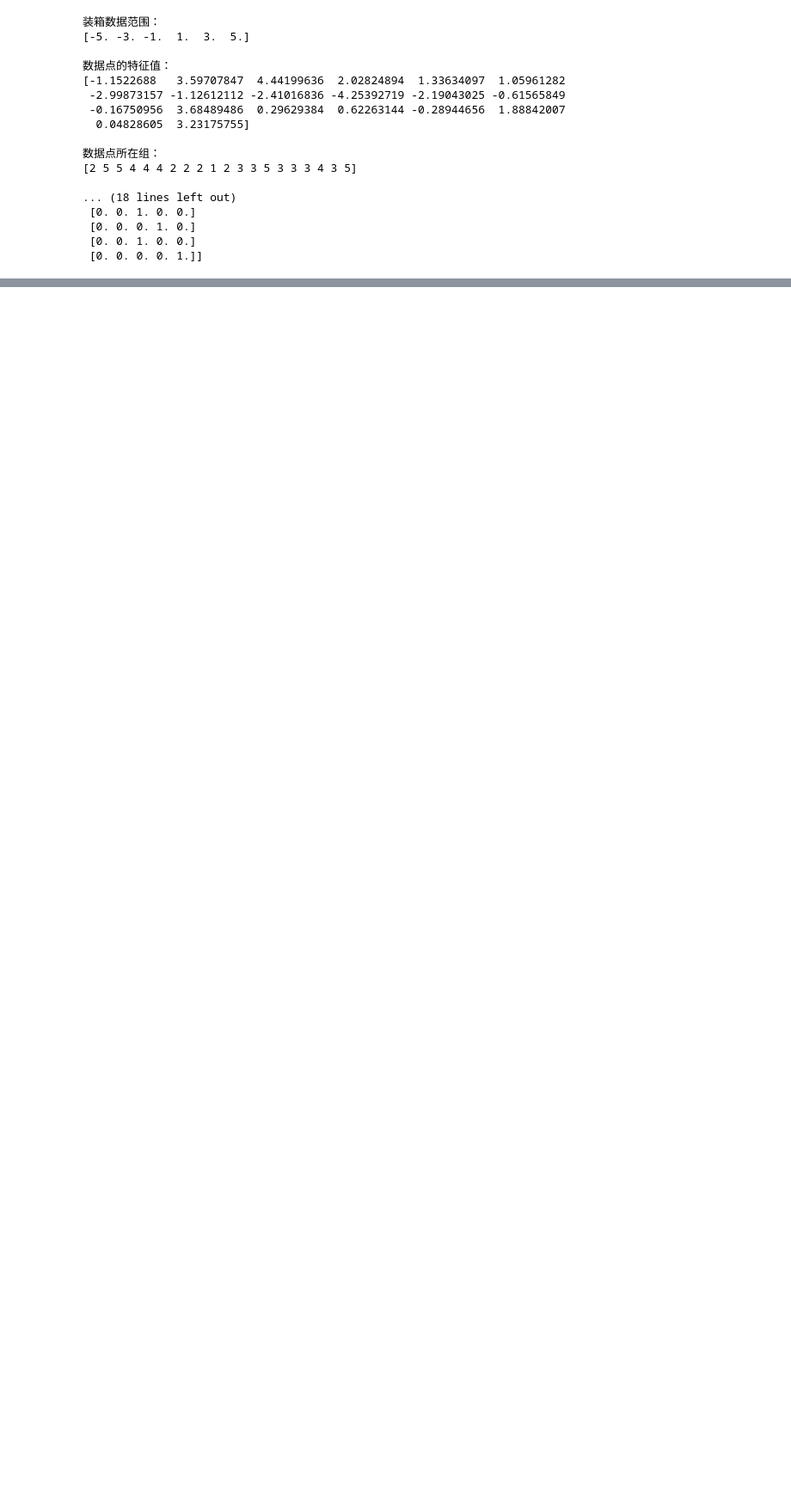
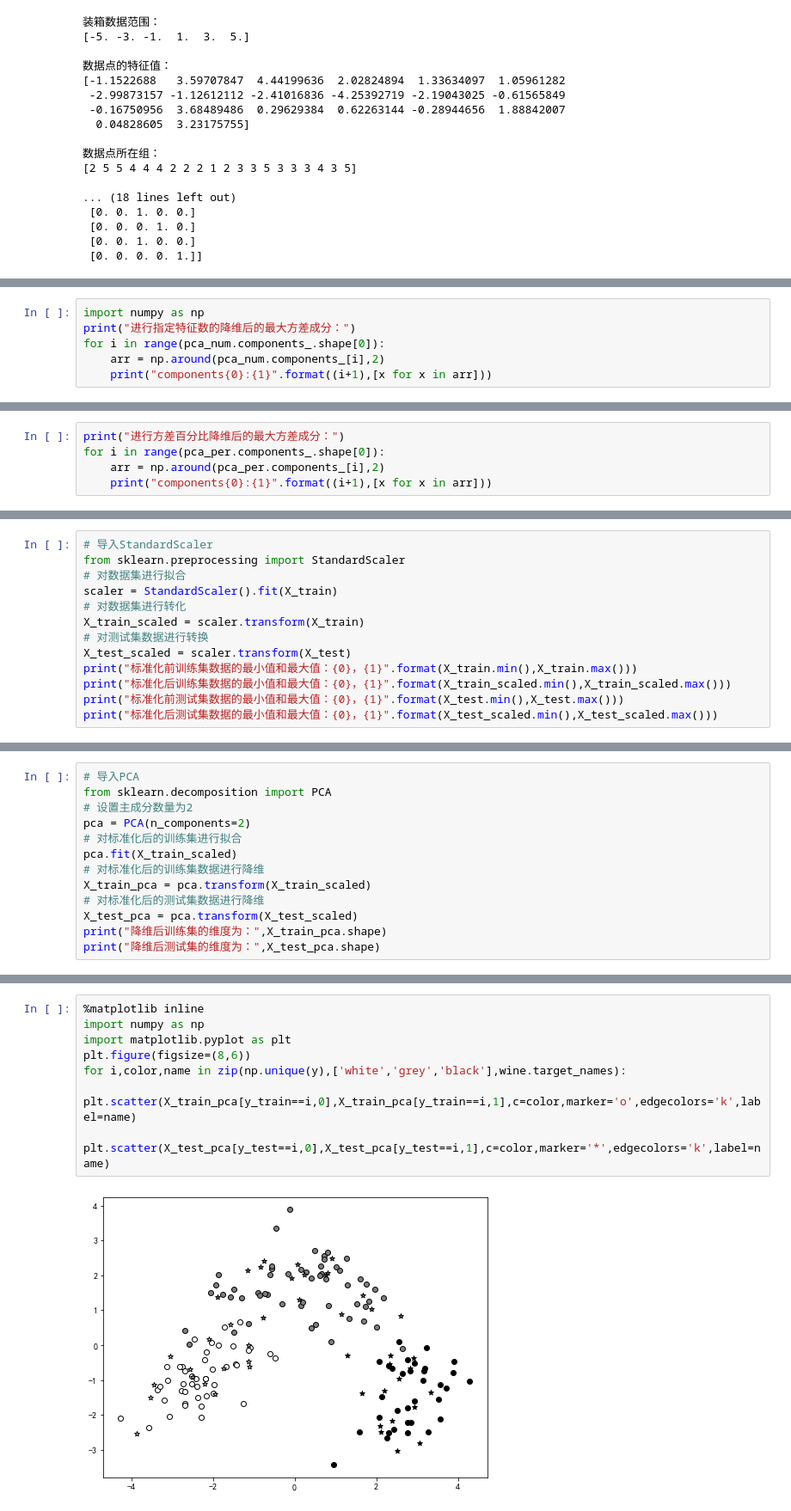
Before and after one commit to sadxdh/pythonMachineLearning, a Jupyter notebook: 2.红酒数据集可视化-数据预处理.ipynb, the cells around one changed output, grey strips where cells are left out. Shown at 86% size. Cells and saved outputs as stored; diff of their text form; blank space fills up the shorter version.

```diff
--- a/2.红酒数据集可视化-数据预处理.ipynb
+++ b/2.红酒数据集可视化-数据预处理.ipynb
@@ -154,0 +196,6 @@ print('\n装箱编码后的数据值：{}'.format(arr_in_bin))
+# %%
+import numpy as np
+print("进行指定特征数的降维后的最大方差成分：")
+for i in range(pca_num.components_.shape[0]):
+    arr = np.around(pca_num.components_[i],2)
+    print("components{0}:{1}".format((i+1),[x for x in arr]))
@@ -154,0 +235,5 @@ print('\n装箱编码后的数据值：{}'.format(arr_in_bin))
+# %%
+print("进行方差百分比降维后的最大方差成分：")
+for i in range(pca_per.components_.shape[0]):
+    arr = np.around(pca_per.components_[i],2)
+    print("components{0}:{1}".format((i+1),[x for x in arr]))
@@ -154,0 +303,13 @@ print('\n装箱编码后的数据值：{}'.format(arr_in_bin))
+# %%
+# 导入StandardScaler
+from sklearn.preprocessing import StandardScaler
+# 对数据集进行拟合
+scaler = StandardScaler().fit(X_train)
+# 对数据集进行转化
+X_train_scaled = scaler.transform(X_train)
+# 对测试集数据进行转换
+X_test_scaled = scaler.transform(X_test)
+print("标准化前训练集数据的最小值和最大值：{0}，{1}".format(X_train.min(),X_train.max()))
+print("标准化后训练集数据的最小值和最大值：{0}，{1}".format(X_train_scaled.min(),X_train_scaled.max()))
+print("标准化前测试集数据的最小值和最大值：{0}，{1}".format(X_test.min(),X_test.max()))
+print("标准化后测试集数据的最小值和最大值：{0}，{1}".format(X_test_scaled.min(),X_test_scaled.max()))
@@ -154,0 +323,13 @@ print('\n装箱编码后的数据值：{}'.format(arr_in_bin))
+# %%
+# 导入PCA
+from sklearn.decomposition import PCA
+# 设置主成分数量为2
+pca = PCA(n_components=2)
+# 对标准化后的训练集进行拟合
+pca.fit(X_train_scaled)
+# 对标准化后的训练集数据进行降维
+X_train_pca = pca.transform(X_train_scaled)
+# 对标准化后的测试集数据进行降维
+X_test_pca = pca.transform(X_test_scaled)
+print("降维后训练集的维度为：",X_train_pca.shape)
+print("降维后测试集的维度为：",X_test_pca.shape)
@@ -154,0 +341,10 @@ print('\n装箱编码后的数据值：{}'.format(arr_in_bin))
+# %%
+%matplotlib inline
+import numpy as np
+import matplotlib.pyplot as plt
+plt.figure(figsize=(8,6))
+for i,color,name in zip(np.unique(y),['white','grey','black'],wine.target_names):
+    plt.scatter(X_train_pca[y_train==i,0],X_train_pca[y_train==i,1],c=color,marker='o',edgecolors='k',label=name)
+    plt.scatter(X_test_pca[y_test==i,0],X_test_pca[y_test==i,1],c=color,marker='*',edgecolors='k',label=name)
+# %% [output]
+[figure, added]
```
Also changed, not shown: parts of 21 cells of this notebook.
